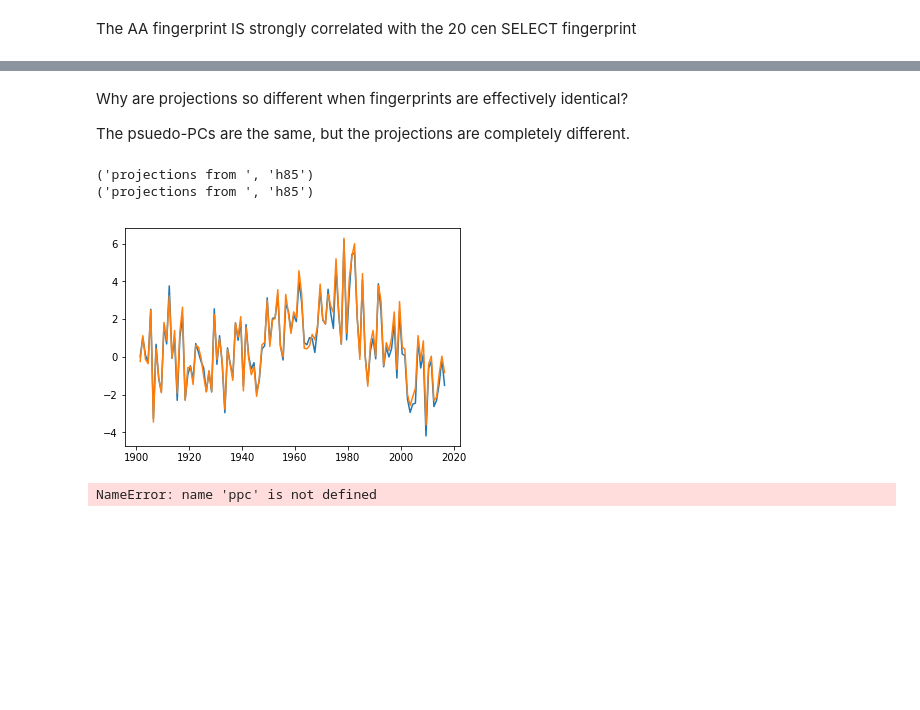
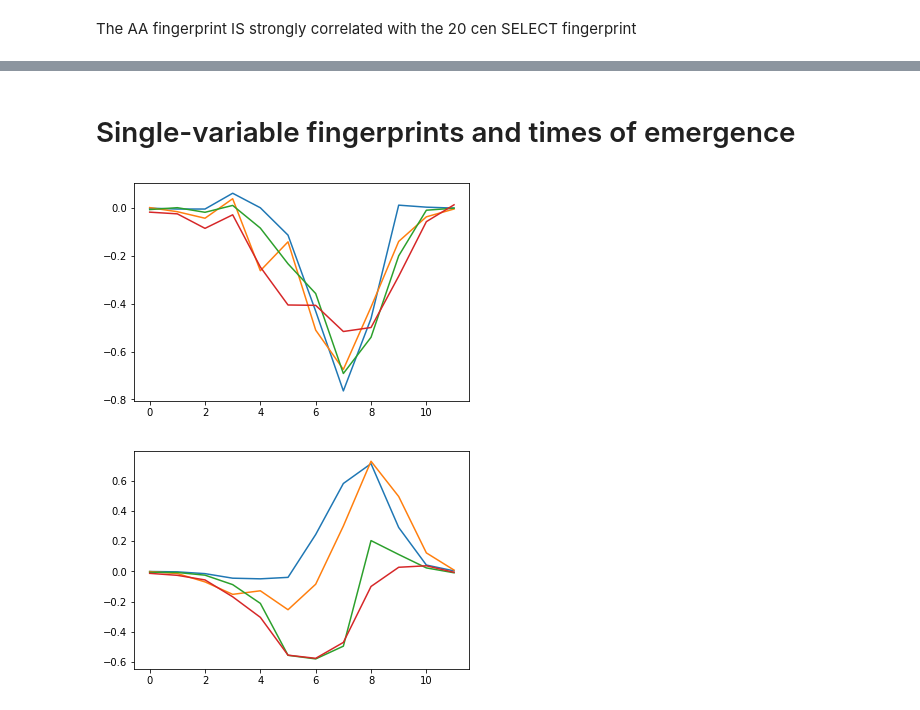
Before and after one commit to katemarvel/Sahel_Code, a Jupyter notebook: SahelFinal.ipynb, the cells around one changed output, grey strips where cells are left out. Drawn from its saved outputs; the diff is of its cells as text; code cells hidden in the pictures; blank space fills up the shorter version.

```diff
--- a/SahelFinal.ipynb
+++ b/SahelFinal.ipynb
@@ -180,11 +191,12 @@ class CMIP5DATA():
         if time_bounds is None:
             time_bounds = (cmip5.start_time(self.mma["pr_CE"]),cmip5.stop_time(self.mma["pr_CE"]))
         if (type(include)==type("string")):
-            solver=Eof(self.mma(include)(time=time_bounds))
+
+            solver=Eof(normalize(self.mma[include](time=time_bounds))
         else:
             data=[]
             for incl in include:
-                data+=[self.mma[incl](time=time_bounds)/np.std(self.mma[incl](time=time_bounds))]
+                data+=[normalize(self.mma[incl](time=time_bounds))]
                 solver=MultivariateEof(data)
         solver.variables=include
         return solver
@@ -206,12 +218,13 @@ class CMIP5DATA():
         for modeli in range(nmod):
 
             if (type(include)==type("string")):
-                to_proj=getattr(projections_from,"anomalies")[include][modeli]
+                to_proj=normalize(getattr(projections_from,"anomalies")[include][modeli])
+
             else:
                 to_proj=[]
                 for incl in include:
-                    dat=getattr(projections_from,"anomalies")[incl][modeli]
-                    to_proj+=[dat/np.std(dat)]
+                    to_proj=normalize(getattr(projections_from,"anomalies")[incl][modeli])
+
             P[modeli]=solver.projectField(to_proj)[:,eof_number]*fac
         P.setAxis(0,getattr(projections_from,"anomalies")["pr_CE"].getAxis(0))
         P.setAxis(1,getattr(projections_from,"anomalies")["pr_CE"].getAxis(1))
@@ -222,7 +235,7 @@ class CMIP5DATA():
         to_proj=[]
         for incl in include:
             dat=self.anomalies[incl][i]
-            to_proj+=[dat/np.std(dat)]
+            to_proj+=[normalize(dat)]
         return to_proj
     def pseudoPC(self,projections_from=None,\
                           time_bounds=None,\
@@ -235,12 +248,13 @@ class CMIP5DATA():
 
 
         if (type(include)==type("string")):
-            to_proj=getattr(projections_from,"mma")[include]
+            to_proj=normalize(getattr(projections_from,"mma")[include])
+
         else:
             to_proj=[]
             for incl in include:
                 dat=getattr(projections_from,"mma")[incl]
-                to_proj+=[dat/np.std(dat)]
+                to_proj+=[normalize(dat)]
         P=solver.projectField(to_proj)[:,eof_number]*fac
 
         return P
@@ -1063,25 +744,29 @@ Text(0.5,1,'20Cen fingerprint (Select models)')
 [figure]
 [figure]
-# %% [markdown]
-Why are projections so different when fingerprints are effectively identical?
-
-The psuedo-PCs are the same, but the projections are completely different.
-# %%
-projections_aa,pc_aa=TEST.get_model_projections("aa",projections_from="h85")
-Plotting.time_plot(pc_aa)
-projections_select_20,pc_select_20=TEST.get_model_projections("select_h85",\
-                                                              projections_from="h85",\
-                                                             fingerprint_time=('1900-1-1',"1999-12-31"))
-
-Plotting.time_plot(-1*pc_select_20)
-# %% [output]
-('projections from ', 'h85')
-('projections from ', 'h85')
-[figure, removed]
-# %%
-ppc_cen20=h85.pseudoPC(projections_from=h85,time_bounds=('1900-1-1','1999-12-31'))
-ppc_cen21=h85.pseudoPC(projections_from=h85,time_bounds=('2000-1-1','2099-12-31'))
-ppc_aa=h85.pseudoPC(projections_from=aa,time_bounds=('1900-1-1','1999-12-31'))
-ppc.shape
-# %% [output]
-NameError: name 'ppc' is not defined
+# %% [markdown]
+# Single-variable fingerprints and times of emergence
+# %%
+include=["pr_CE","intensity_CE","pr_W","intensity_W"]
+SOLVERS20={}
+SOLVERS21={}
+SOLVERSAA={}
+for variable in include:
+    SOLVERS20[variable]=h85.fingerprint(time_bounds=('1900-1-1','1999-12-31'),include=variable)
+    SOLVERS21[variable]=h85.fingerprint(time_bounds=('2000-1-1','2099-12-31'),include=variable)
+    SOLVERSAA[variable]=aa.fingerprint(include=variable)
+# %%
+for key in SOLVERS20.keys():
+    solver=SOLVERS20[key]
+    fac=da.get_orientation(solver)
+    eof1=solver.eofs()[0]
+    plt.plot(fac*eof1.asma())
+# %% [output]
+[figure, added]
+# %%
+for key in SOLVERS21.keys():
+    solver=SOLVERS21[key]
+    fac=da.get_orientation(solver)
+    eof1=solver.eofs()[0]
+    plt.plot(fac*eof1.asma())
+# %% [output]
+[figure, added]
```
Also changed, not shown: parts of 55 cells of this notebook, 1 other file.
